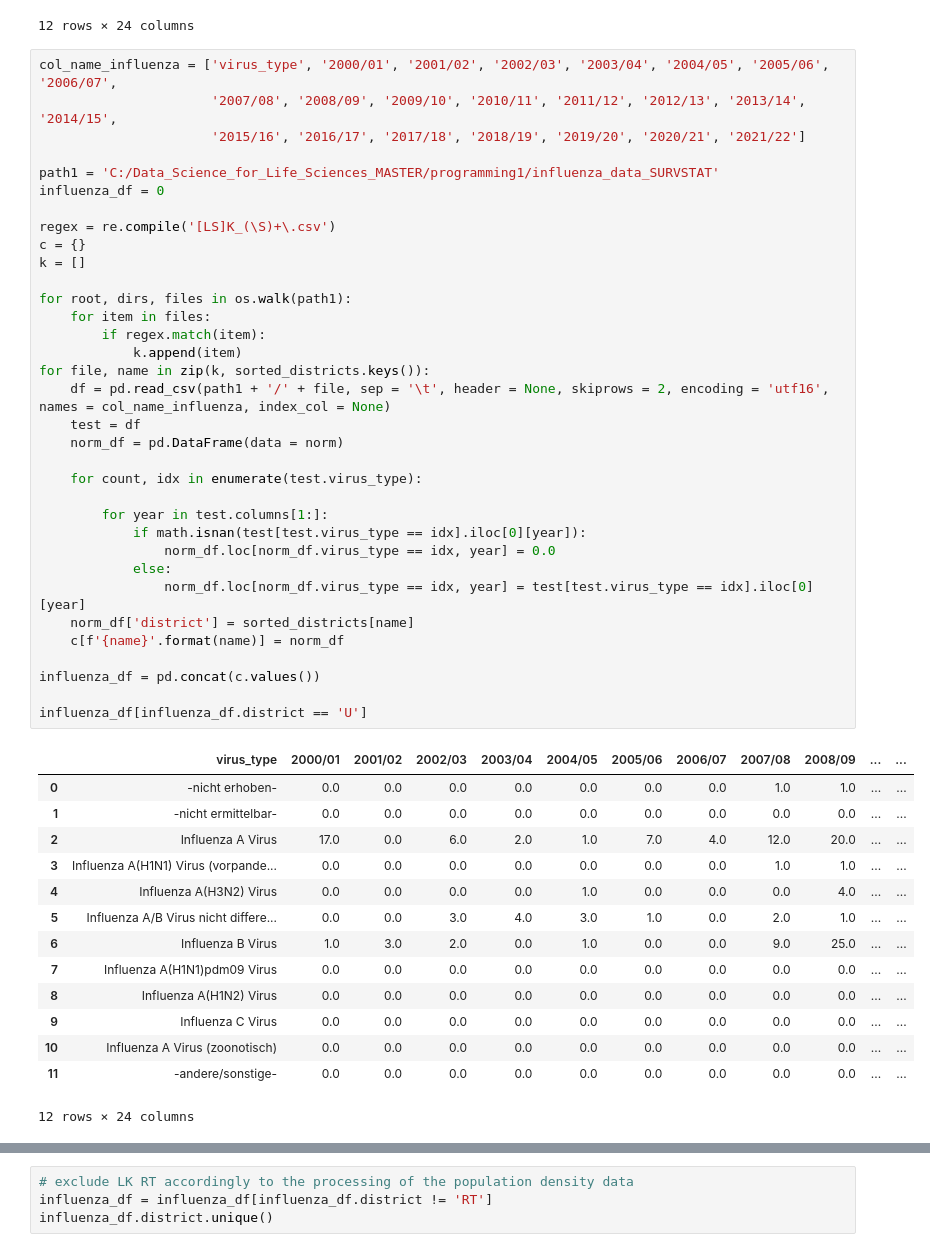
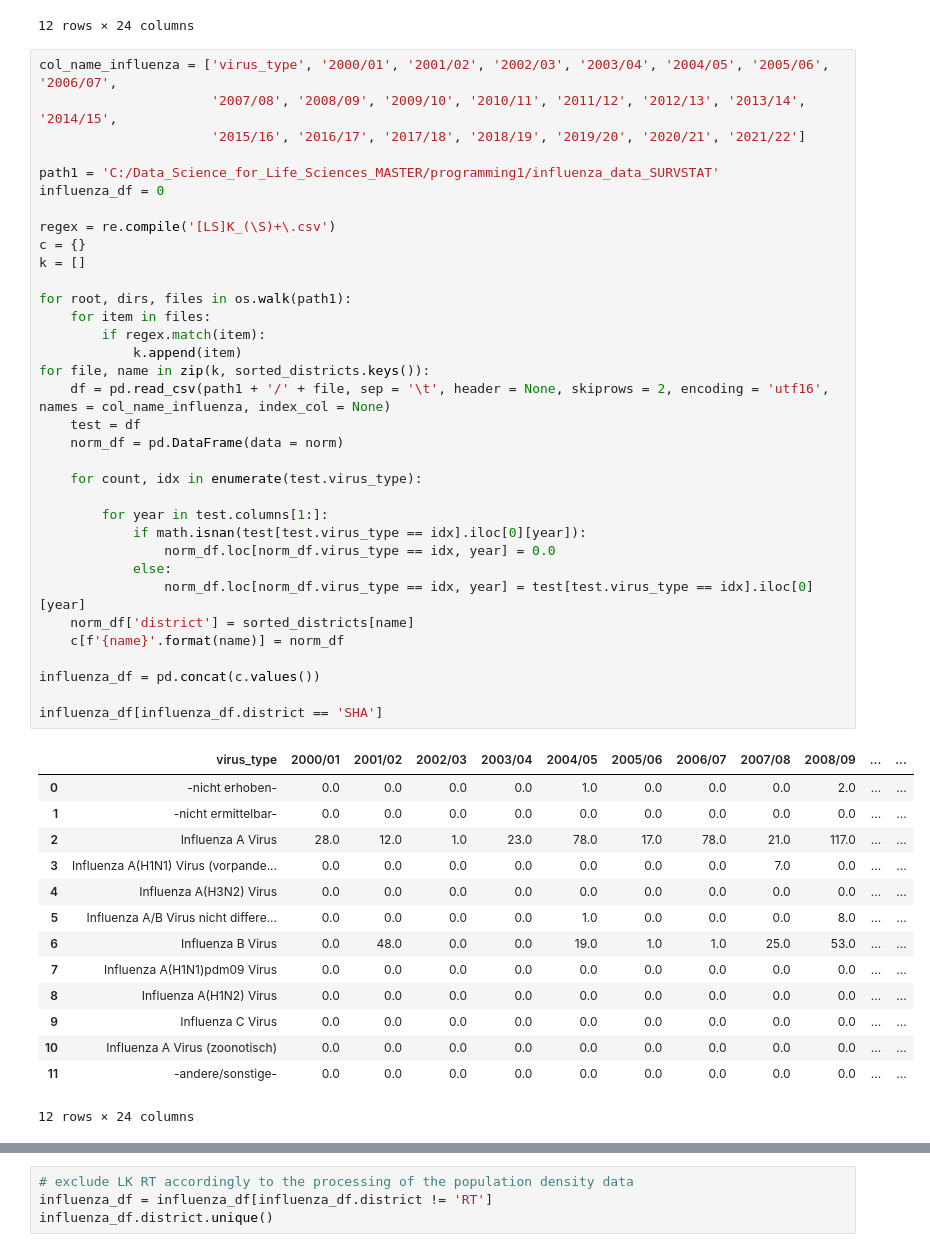
Before and after one commit to ChiaraBecht/programming_1_influenza, a Jupyter notebook: analysis/Final_Assignment_Load_process_merge_data.ipynb, the cells around one changed output, grey strips where cells are left out. Saved outputs shown, nothing was run; the diff lists cells and outputs as text.

```diff
--- a/analysis/Final_Assignment_Load_process_merge_data.ipynb
+++ b/analysis/Final_Assignment_Load_process_merge_data.ipynb
@@ -467,41 +469,41 @@ col_name_influenza = ['virus_type', '2000/01', '2001/02', '2002/03', '2003/04',
 path1 = 'C:/Data_Science_for_Life_Sciences_MASTER/programming1/influenza_data_SURVSTAT'
 influenza_df = 0
 
 regex = re.compile('[LS]K_(\S)+\.csv')
 c = {}
 k = []
 
 for root, dirs, files in os.walk(path1):
     for item in files:
         if regex.match(item):
             k.append(item)
 for file, name in zip(k, sorted_districts.keys()):
     df = pd.read_csv(path1 + '/' + file, sep = '\t', header = None, skiprows = 2, encoding = 'utf16', names = col_name_influenza, index_col = None)
     test = df
     norm_df = pd.DataFrame(data = norm)
 
     for count, idx in enumerate(test.virus_type):
 
         for year in test.columns[1:]:
             if math.isnan(test[test.virus_type == idx].iloc[0][year]):
                 norm_df.loc[norm_df.virus_type == idx, year] = 0.0
             else:
                 norm_df.loc[norm_df.virus_type == idx, year] = test[test.virus_type == idx].iloc[0][year]
     norm_df['district'] = sorted_districts[name]
     c[f'{name}'.format(name)] = norm_df
 
 influenza_df = pd.concat(c.values())
 
-influenza_df[influenza_df.district == 'U']
+influenza_df[influenza_df.district == 'SHA']
 # %% [output]
 |  | virus_type | 2000/01 | 2001/02 | 2002/03 | 2003/04 | 2004/05 | 2005/06 | 2006/07 | 2007/08 | 2008/09 | ... | ... |
-| 0 | -nicht erhoben- | 0.0 | 0.0 | 0.0 | 0.0 | 0.0 | 0.0 | 0.0 | 1.0 | 1.0 | ... | ... |
+| 0 | -nicht erhoben- | 0.0 | 0.0 | 0.0 | 0.0 | 1.0 | 0.0 | 0.0 | 0.0 | 2.0 | ... | ... |
 | 1 | -nicht ermittelbar- | 0.0 | 0.0 | 0.0 | 0.0 | 0.0 | 0.0 | 0.0 | 0.0 | 0.0 | ... | ... |
-| 2 | Influenza A Virus | 17.0 | 0.0 | 6.0 | 2.0 | 1.0 | 7.0 | 4.0 | 12.0 | 20.0 | ... | ... |
-| 3 | Influenza A(H1N1) Virus (vorpande... | 0.0 | 0.0 | 0.0 | 0.0 | 0.0 | 0.0 | 0.0 | 1.0 | 1.0 | ... | ... |
-| 4 | Influenza A(H3N2) Virus | 0.0 | 0.0 | 0.0 | 0.0 | 1.0 | 0.0 | 0.0 | 0.0 | 4.0 | ... | ... |
-| 5 | Influenza A/B Virus nicht differe... | 0.0 | 0.0 | 3.0 | 4.0 | 3.0 | 1.0 | 0.0 | 2.0 | 1.0 | ... | ... |
-| 6 | Influenza B Virus | 1.0 | 3.0 | 2.0 | 0.0 | 1.0 | 0.0 | 0.0 | 9.0 | 25.0 | ... | ... |
+| 2 | Influenza A Virus | 28.0 | 12.0 | 1.0 | 23.0 | 78.0 | 17.0 | 78.0 | 21.0 | 117.0 | ... | ... |
+| 3 | Influenza A(H1N1) Virus (vorpande... | 0.0 | 0.0 | 0.0 | 0.0 | 0.0 | 0.0 | 0.0 | 7.0 | 0.0 | ... | ... |
+| 4 | Influenza A(H3N2) Virus | 0.0 | 0.0 | 0.0 | 0.0 | 0.0 | 0.0 | 0.0 | 0.0 | 0.0 | ... | ... |
+| 5 | Influenza A/B Virus nicht differe... | 0.0 | 0.0 | 0.0 | 0.0 | 1.0 | 0.0 | 0.0 | 0.0 | 8.0 | ... | ... |
+| 6 | Influenza B Virus | 0.0 | 48.0 | 0.0 | 0.0 | 19.0 | 1.0 | 1.0 | 25.0 | 53.0 | ... | ... |
 | 7 | Influenza A(H1N1)pdm09 Virus | 0.0 | 0.0 | 0.0 | 0.0 | 0.0 | 0.0 | 0.0 | 0.0 | 0.0 | ... | ... |
 | 8 | Influenza A(H1N2) Virus | 0.0 | 0.0 | 0.0 | 0.0 | 0.0 | 0.0 | 0.0 | 0.0 | 0.0 | ... | ... |
 | 9 | Influenza C Virus | 0.0 | 0.0 | 0.0 | 0.0 | 0.0 | 0.0 | 0.0 | 0.0 | 0.0 | ... | ... |
```
Also changed, not shown: parts of 9 cells of this notebook.
